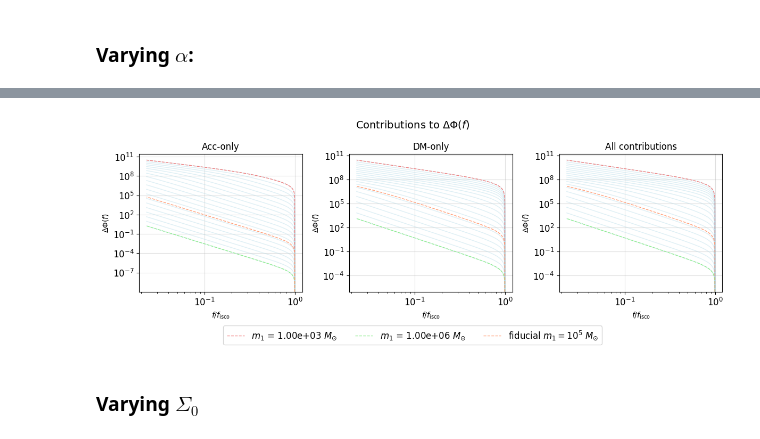
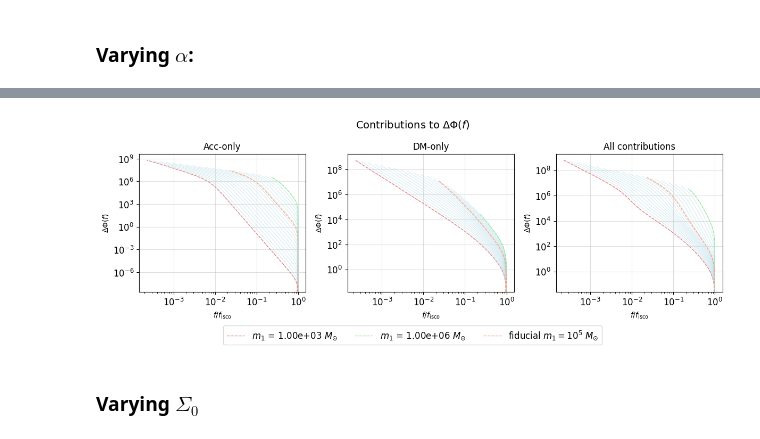
Before and after one commit to nicolegrillo/BinaryEvolution, a Jupyter notebook: Phase_extraction_CLASS+params.ipynb, the cells around one changed output, grey strips where cells are left out. Drawn from its saved outputs; the diff is of its cells as text; code cells hidden in the pictures.

```diff
--- a/Phase_extraction_CLASS+params.ipynb
+++ b/Phase_extraction_CLASS+params.ipynb
@@ -381,4 +125,0 @@ Frequency grid goes from  1.0  r_isco to  12.435324557708725  r_isco.
-# %%
-# Evaluate the frequencies
-freqs = phase_model.frequency(r_grid)
-f_isco = phase_model.frequency(r_isco)
@@ -646,3 +867,9 @@ plt.show()
+# %%
+# Fiducial value
+
+phase_acc_fiducial = phase_f(freqs, df_dt(vacuum_binary.df_dr(r_grid), accretion_disk.dot_r_acc(r_grid) + vacuum_binary.dot_r_gw(r_grid)))
+phase_dm_fiducial = phase_f(freqs, df_dt(vacuum_binary.df_dr(r_grid), dark_matter.dot_r_dm_eff(r_grid)))
+phase_all_fiducial = phase_f(freqs, df_dt(vacuum_binary.df_dr(r_grid), dark_matter.dot_r_dm_eff(r_grid) + accretion_disk.dot_r_acc(r_grid)))
 # %%
 # Dephasing:
 
@@ -708,5 +953,7 @@ phase_model_m = [(Phase_Evaluation(
 # %%
-phi_all_m = [(phase_model_m[i].phase_f_by_hand_all(r_grid)) for i in range(0, len(phase_model_m))]
-phi_acc_m = [(phase_model_m[i].phase_f_by_hand_acc(r_grid)) for i in range(0, len(phase_model_m))]
-phi_dm_m = [(phase_model_m[i].phase_f_by_hand_dm(r_grid)) for i in range(0, len(phase_model_m))]
-phi_gw_m = [(phase_model_m[i].phase_f_by_hand_gw(r_grid)) for i in range(0, len(phase_model_m))]
+# Calculate phase to coalescence
+
+phase_gw_m1 = [phase_f(freqs_m1[i], df_dt(vacuum_binary_m1[i].df_dr(r_grid_m1[i]), vacuum_binary_m1[i].dot_r_gw(r_grid_m1[i]))) for i in range(0, len(m1_vals))]
+phase_acc_m1 = [phase_f(freqs_m1[i], df_dt(vacuum_binary_m1[i].df_dr(r_grid_m1[i]), accretion_disk_m1[i].dot_r_acc(r_grid_m1[i]) + vacuum_binary_m1[i].dot_r_gw(r_grid_m1[i]))) for i in range(0, len(m1_vals))]
+phase_dm_eff_m1 = [phase_f(freqs_m1[i], df_dt(vacuum_binary_m1[i].df_dr(r_grid_m1[i]), dark_matter_m1[i].dot_r_dm_eff(r_grid_m1[i]))) for i in range(0, len(m1_vals))]
+phase_all_m1 = [phase_f(freqs_m1[i], df_dt(vacuum_binary_m1[i].df_dr(r_grid_m1[i]), dark_matter_m1[i].dot_r_dm_eff(r_grid_m1[i]) + accretion_disk_m1[i].dot_r_acc(r_grid_m1[i]))) for i in range(0, len(m1_vals))]
@@ -786,12 +962,12 @@ fig, axs = plt.subplots(1, 3, figsize=(12,4))
 
 plt.suptitle('Contributions to $\Delta\Phi(f)$', fontsize=14)
 
-for i in range(0, len(phi_acc_m)):
-    axs[0].loglog(freqs/f_isco, -phi_gw_m[i] + phi_acc_m[i], c='lightblue', linestyle='-', linewidth=1, alpha=0.4)
+for i in range(0, len(m1_vals)):
+    axs[0].loglog(freqs_m1[i]/f_isco_m1[i], phase_acc_m1[i] - phase_gw_m1[i], c='lightblue', linestyle='-', linewidth=1, alpha=0.4)
 
-axs[0].loglog(freqs/f_isco, -phi_gw_m[0] + phi_acc_m[0], label=f'$m_1$ = {m1_vals[0]:.2e} $M_{{\odot}}$', linestyle='--', linewidth=1, c='lightcoral')
-axs[0].loglog(freqs/f_isco, -phi_gw_m[-1] + phi_acc_m[-1], label=f'$m_1$ = {m1_vals[-1]:.2e} $M_{{\odot}}$', linestyle='--', linewidth=1, c='lightgreen')
-axs[0].loglog(freqs/f_isco, phi_acc - phi_gw, label=f'fiducial $m_1 = 10^5 \ M_{{\odot}}$', linestyle='--', linewidth=1, c='lightsalmon')
+axs[0].loglog(freqs_m1[0]/f_isco_m1[0], -phase_gw_m1[0] + phase_acc_m1[0], label=f'$m_1$ = {m1_vals[0]:.2e} $M_{{\odot}}$', linestyle='--', linewidth=1, c='lightcoral')
+axs[0].loglog(freqs_m1[-1]/f_isco_m1[-1], -phase_gw_m1[-1] + phase_acc_m1[-1], label=f'$m_1$ = {m1_vals[-1]:.2e} $M_{{\odot}}$', linestyle='--', linewidth=1, c='lightgreen')
+axs[0].loglog(freqs/f_isco, phase_acc_fiducial - phase_gw, label=f'fiducial $m_1 = 10^5 \ M_{{\odot}}$', linestyle='--', linewidth=1, c='lightsalmon')
 #axs[0].axvline(x=1, c='green', label='$f_{\mathrm{isco}}$', linestyle='-.', linewidth=1)
 axs[0].set_xlabel('$f/f_{\mathrm{isco}}$', fontsize=10)  # Increase x-label font size
 axs[0].set_ylabel(r'$\Delta\Phi(f)$', fontsize=10)  # Add y-label with increased font size
@@ -799,44 +975,44 @@ axs[0].tick_params(axis='x', labelsize=12)  # Increase tick font size for x-axis
 axs[0].tick_params(axis='y', labelsize=12)  # Increase tick font size for y-axis
 axs[0].grid(True, alpha=0.4)  # Add gridlines
 axs[0].set_title('Acc-only')  # Add gridlines
 #axs[0, 0].ticklabel_format(scilimits=(-2,2), useMathText=True)
 
-for i in range(0, len(phi_acc_m)):
-    axs[1].loglog(freqs/f_isco, -phi_gw_m[i] + phi_dm_m[i], c='lightblue', linestyle='-', linewidth=1, alpha=0.4)
+for i in range(0, len(m1_vals)):
+    axs[1].loglog(freqs_m1[i]/f_isco_m1[i], -phase_gw_m1[i] + phase_dm_eff_m1[i], c='lightblue', linestyle='-', linewidth=1, alpha=0.4)
 
-axs[1].loglog(freqs/f_isco, -phi_gw_m[0] + phi_dm_m[0], linestyle='--', linewidth=1, c='lightcoral')
-axs[1].loglog(freqs/f_isco, -phi_gw_m[-1] + phi_dm_m[-1], linestyle='--', linewidth=1, c='lightgreen')
-axs[1].loglog(freqs/f_isco, phi_dm - phi_gw, linestyle='--', linewidth=1, c='lightsalmon')
+axs[1].loglog(freqs_m1[0]/f_isco_m1[0], -phase_gw_m1[0] + phase_dm_eff_m1[0], linestyle='--', linewidth=1, c='lightcoral')
+axs[1].loglog(freqs_m1[-1]/f_isco_m1[-1], -phase_gw_m1[-1] + phase_dm_eff_m1[-1], linestyle='--', linewidth=1, c='lightgreen')
+axs[1].loglog(freqs/f_isco, phase_dm_fiducial - phase_gw, linestyle='--', linewidth=1, c='lightsalmon')
 #axs[1].axvline(x=1, c='green', linestyle='-.', linewidth=1)
 axs[1].set_xlabel('$f/f_{\mathrm{isco}}$', fontsize=10)  # Increase x-label font size
 axs[1].set_ylabel(r'$\Delta\Phi(f)$', fontsize=10)  # Add y-label with increased font size
 axs[1].tick_params(axis='x', labelsize=12)  # Increase tick font size for x-axis
 axs[1].tick_params(axis='y', labelsize=12)  # Increase tick font size for y-axis
 axs[1].grid(True, alpha=0.4)  # Add gridlines
 axs[1].set_title('DM-only')  # Add gridlines
 #axs[1, 1].ticklabel_format(scilimits=(-2,2), useMathText=True)
 
-for i in range(0, len(phi_acc_m)):
-    axs[2].loglog(freqs/f_isco, - phi_gw_m[i] + phi_all_m[i], c='lightblue', linestyle='-', linewidth=1, alpha=0.4)
+for i in range(0, len(m1_vals)):
+    axs[2].loglog(freqs_m1[i]/f_isco_m1[i], - phase_gw_m1[i] + phase_all_m1[i], c='lightblue', linestyle='-', linewidth=1, alpha=0.4)
 
-axs[2].loglog(freqs/f_isco,  -phi_gw_m[0] + phi_all_m[0], linestyle='--', linewidth=1, c='lightcoral')
-axs[2].loglog(freqs/f_isco, -phi_gw_m[-1] + phi_all_m[-1], linestyle='--', linewidth=1, c='lightgreen')
-axs[2].loglog(freqs/f_isco, phi_all - phi_gw, linestyle='--', linewidth=1, c='lightsalmon')
+axs[2].loglog(freqs_m1[0]/f_isco_m1[0],  -phase_gw_m1[0] + phase_all_m1[0], linestyle='--', linewidth=1, c='lightcoral')
+axs[2].loglog(freqs_m1[-1]/f_isco_m1[-1], -phase_gw_m1[-1] + phase_all_m1[-1], linestyle='--', linewidth=1, c='lightgreen')
+axs[2].loglog(freqs/f_isco, phase_all_fiducial - phase_gw, linestyle='--', linewidth=1, c='lightsalmon')
 #axs[2].axvline(x=1, c='green', linestyle='-.', linewidth=1)
 axs[2].set_xlabel('$f/f_{\mathrm{isco}}$', fontsize=10)  # Increase x-label font size
 axs[2].set_ylabel(r'$\Delta\Phi(f)$', fontsize=10)  # Add y-label with increased font size
 axs[2].tick_params(axis='x', labelsize=12)  # Increase tick font size for x-axis
 axs[2].tick_params(axis='y', labelsize=12)  # Increase tick font size for y-axis
 axs[2].grid(True, alpha=0.4)  # Add gridlines
 axs[2].set_title('All contributions')  # Add gridlines
 #axs[1, 1].ticklabel_format(scilimits=(-2,2), useMathText=True)
 
 fig.legend(loc='lower center', bbox_to_anchor=(0.5, -0.1, 0., 0.5), ncol=6, labelspacing=0.3, fontsize='large')
 fig.tight_layout()
 plt.savefig('results-images/m1_DELTA_phi.png')
 plt.show()
 # %% [output]
-[figure, old version]
+[figure, new version]
 # %% [markdown]
 ### Varying $\Sigma_0$
 # %%
```
Also changed, not shown: parts of 60 cells of this notebook, 1 other file.
